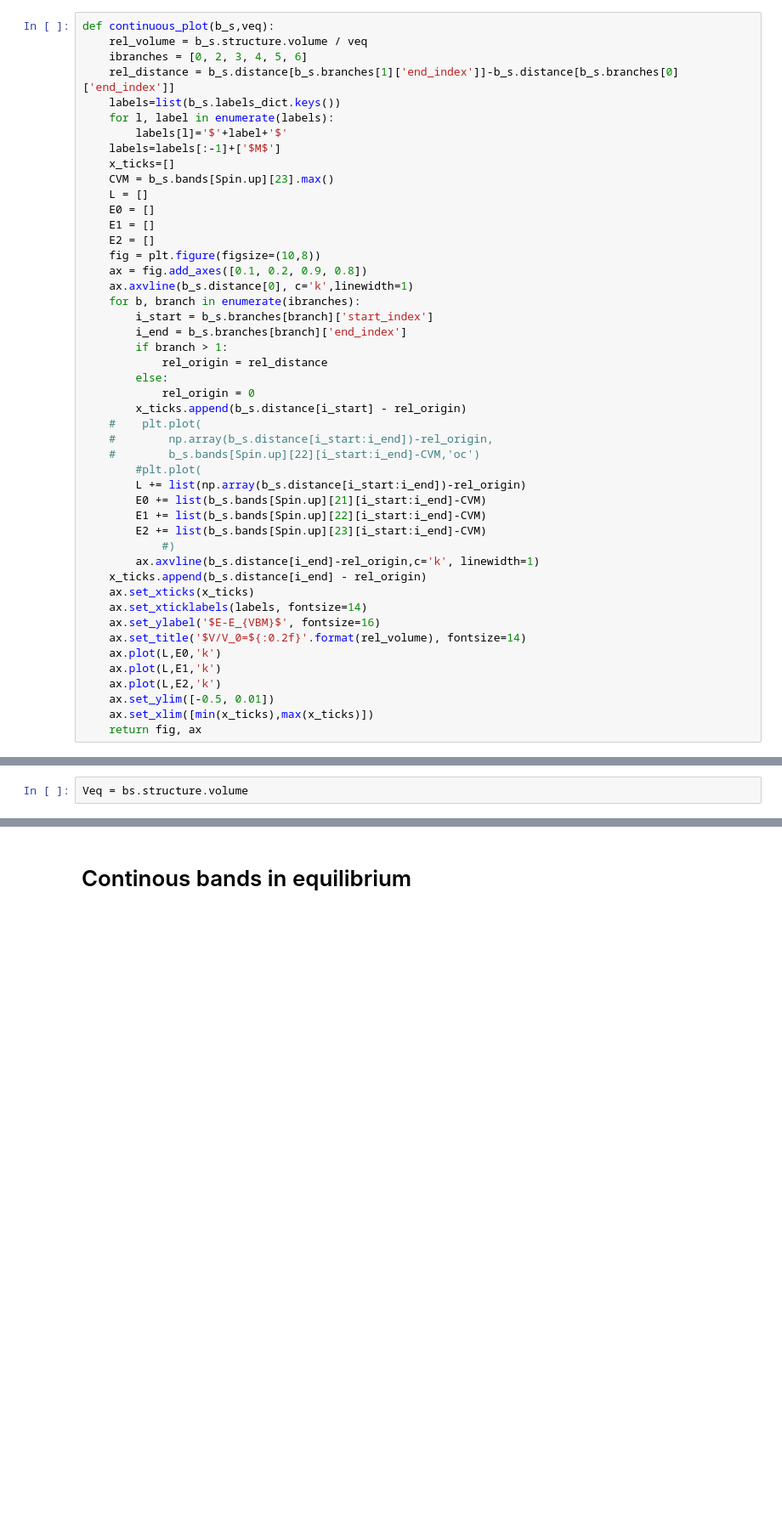
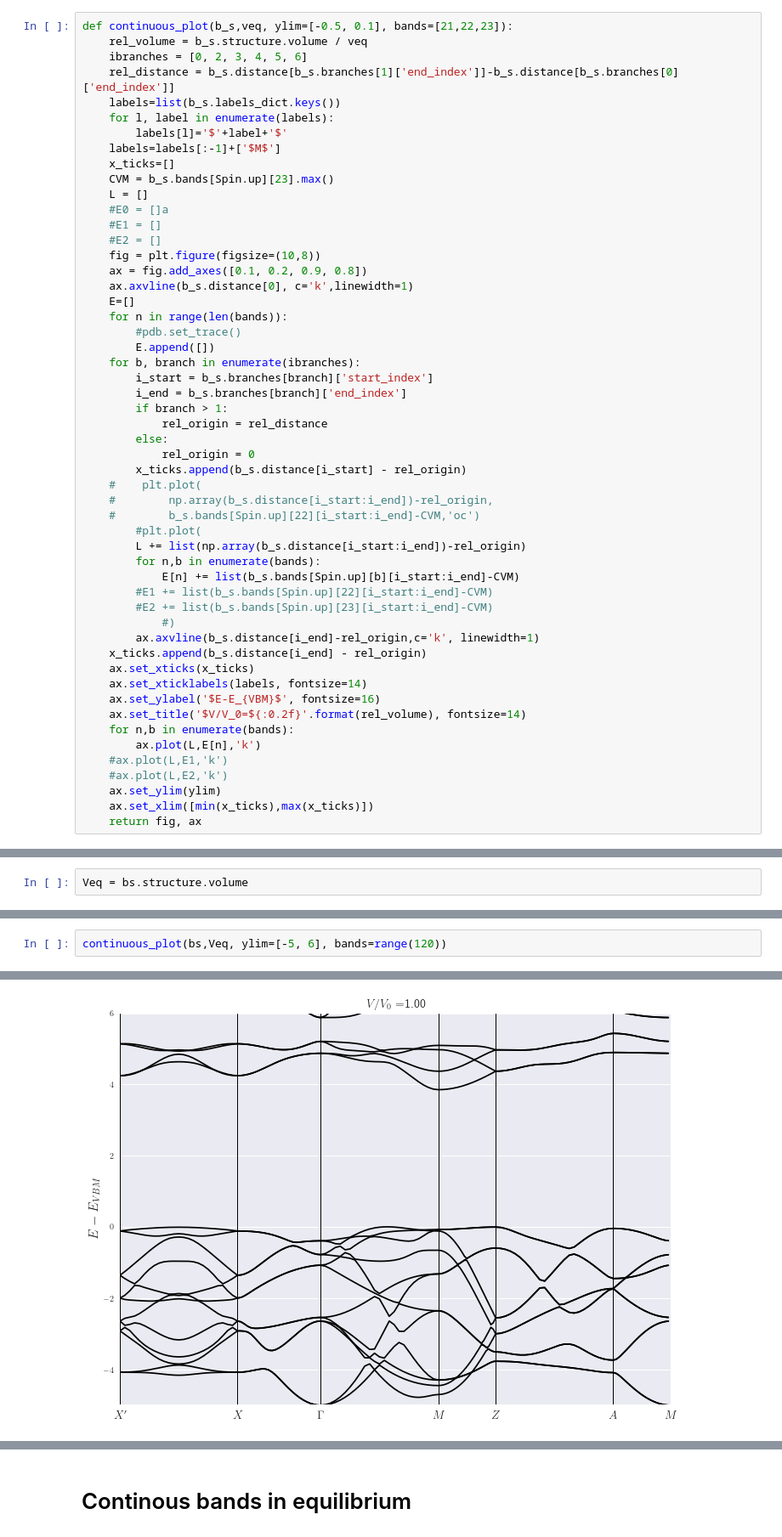
Before and after one commit to mdforti/ZrO2-Notebooks, a Jupyter notebook: ZrO2-Bands.ipynb, the cells around one changed output, grey strips where cells are left out. Shown at 85% size. Cells and saved outputs as stored; diff of their text form; blank space fills up the shorter version.

Commit message:
incomplete new bands

```diff
--- a/ZrO2-Bands.ipynb
+++ b/ZrO2-Bands.ipynb
@@ -13,7 +18,7 @@ plt.style.use('seaborn')
 plt.rc('text', usetex=True)
 plt.rc('font',size=14)
 # %%
-def continuous_plot(b_s,veq):
+def continuous_plot(b_s,veq, ylim=[-0.5, 0.1], bands=[21,22,23]):
     rel_volume = b_s.structure.volume / veq
     ibranches = [0, 2, 3, 4, 5, 6]
     rel_distance = b_s.distance[b_s.branches[1]['end_index']]-b_s.distance[b_s.branches[0]['end_index']]
@@ -24,12 +29,16 @@ def continuous_plot(b_s,veq):
     x_ticks=[]
     CVM = b_s.bands[Spin.up][23].max()
     L = []
-    E0 = []
-    E1 = []
-    E2 = []
+    #E0 = []a
+    #E1 = []
+    #E2 = []
     fig = plt.figure(figsize=(10,8))
     ax = fig.add_axes([0.1, 0.2, 0.9, 0.8])
     ax.axvline(b_s.distance[0], c='k',linewidth=1)
+    E=[]
+    for n in range(len(bands)):
+        #pdb.set_trace()
+        E.append([])
     for b, branch in enumerate(ibranches):
         i_start = b_s.branches[branch]['start_index']
         i_end = b_s.branches[branch]['end_index']
@@ -43,9 +52,10 @@ def continuous_plot(b_s,veq):
     #        b_s.bands[Spin.up][22][i_start:i_end]-CVM,'oc')
         #plt.plot(
         L += list(np.array(b_s.distance[i_start:i_end])-rel_origin)
-        E0 += list(b_s.bands[Spin.up][21][i_start:i_end]-CVM)
-        E1 += list(b_s.bands[Spin.up][22][i_start:i_end]-CVM)
-        E2 += list(b_s.bands[Spin.up][23][i_start:i_end]-CVM)
+        for n,b in enumerate(bands):
+            E[n] += list(b_s.bands[Spin.up][b][i_start:i_end]-CVM)
+        #E1 += list(b_s.bands[Spin.up][22][i_start:i_end]-CVM)
+        #E2 += list(b_s.bands[Spin.up][23][i_start:i_end]-CVM)
             #)
         ax.axvline(b_s.distance[i_end]-rel_origin,c='k', linewidth=1)
     x_ticks.append(b_s.distance[i_end] - rel_origin)
@@ -53,9 +63,10 @@ def continuous_plot(b_s,veq):
     ax.set_xticklabels(labels, fontsize=14)
     ax.set_ylabel('$E-E_{VBM}$', fontsize=16)
     ax.set_title('$V/V_0=${:0.2f}'.format(rel_volume), fontsize=14)
-    ax.plot(L,E0,'k')
-    ax.plot(L,E1,'k')
-    ax.plot(L,E2,'k')
-    ax.set_ylim([-0.5, 0.01])
+    for n,b in enumerate(bands):
+        ax.plot(L,E[n],'k')
+    #ax.plot(L,E1,'k')
+    #ax.plot(L,E2,'k')
+    ax.set_ylim(ylim)
     ax.set_xlim([min(x_ticks),max(x_ticks)])
     return fig, ax
@@ -95,0 +136,3 @@ bsplot.get_plot(bs, dos=cdos)
+# %%
+continuous_plot(bs,Veq, ylim=[-5, 6], bands=range(120))
+# %% [output]
@@ -95,0 +141 @@ bsplot.get_plot(bs, dos=cdos)
+[figure, added]
```
Also changed, not shown: parts of 36 cells of this notebook, 2 other files.
